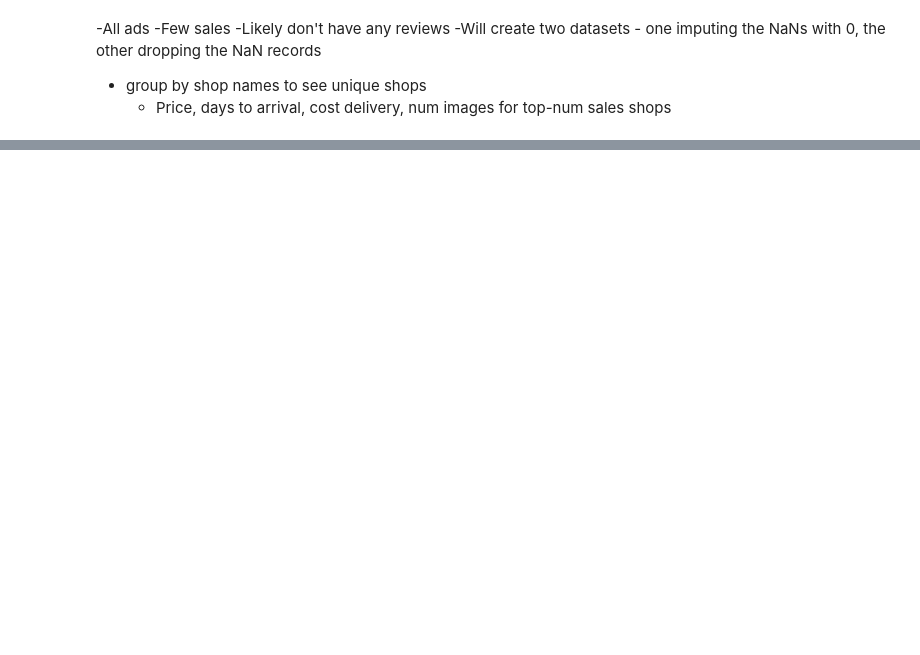
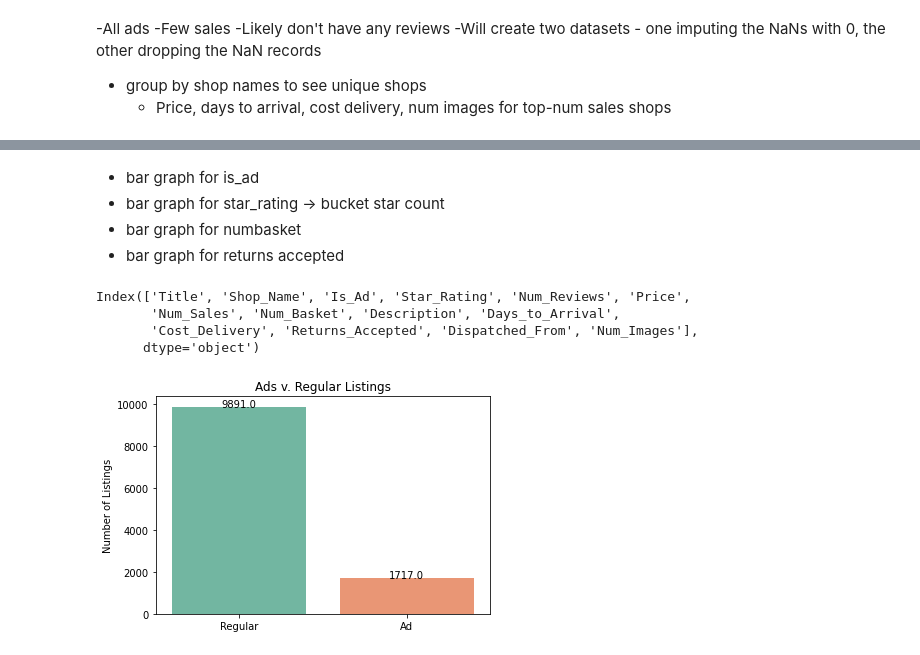
Before and after one commit to anastasiabizyayeva/Price_Etsymator, a Jupyter notebook: 01_EDA.ipynb, the cells around one changed output, grey strips where cells are left out. Saved outputs shown, nothing was run; the diff lists cells and outputs as text; code cells hidden in the pictures; blank space fills up the shorter version.

Commit message:
explored bar graphs for categorical counts

```diff
--- a/01_EDA.ipynb
+++ b/01_EDA.ipynb
@@ -184,0 +257,42 @@ df.groupby('Num_Sales').sort_values(ascending=False)
+# %% [markdown]
+* bar graph for is_ad
+* bar graph for star_rating -> bucket star count
+* bar graph for numbasket
+* bar graph for returns accepted
+# %%
+df.columns
+# %% [output]
+Index(['Title', 'Shop_Name', 'Is_Ad', 'Star_Rating', 'Num_Reviews', 'Price',
+       'Num_Sales', 'Num_Basket', 'Description', 'Days_to_Arrival',
+       'Cost_Delivery', 'Returns_Accepted', 'Dispatched_From', 'Num_Images'],
+      dtype='object')
+# %%
+#Define a function that will show numbers above countplots
+def show_values_on_bars(axis):
+    def _show_on_single_plot(ax):
+        for p in ax.patches:
+            _x = p.get_x() + p.get_width() / 2
+            _y = p.get_y() + p.get_height()
+            value = '{:}'.format(p.get_height())
+            ax.text(_x, _y, value, ha="center")
+
+    if isinstance(axis, np.ndarray):
+        for idx, ax in np.ndenumerate(axis):
+            _show_on_single_plot(ax)
+    else:
+        _show_on_single_plot(axis)
+# %%
+def plot_bar(x,y,title,xticks):
+    ax = sns.barplot(x = x, y = y, palette = 'Set2')
+    plt.title(title)
+    plt.ylabel('Number of Listings')
+    ax.set_xticklabels(xticks)
+    show_values_on_bars(ax)
+# %%
+xticks_ad = ['Regular', 'Ad']
+df_ad = df['Is_Ad'].value_counts()
+plot_bar(df_ad.index, df_ad.values, 'Ads v. Regular Listings',xticks_ad)
+
+plt.show()
+# %% [output]
+[figure, added]
```
Also changed, not shown: parts of 15 cells of this notebook.
